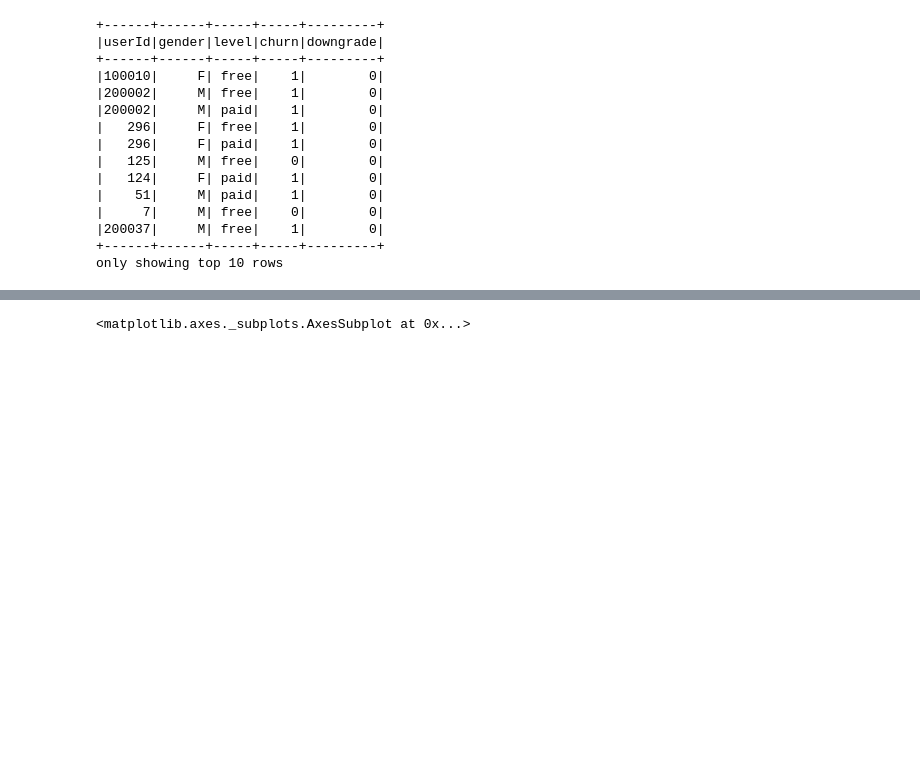
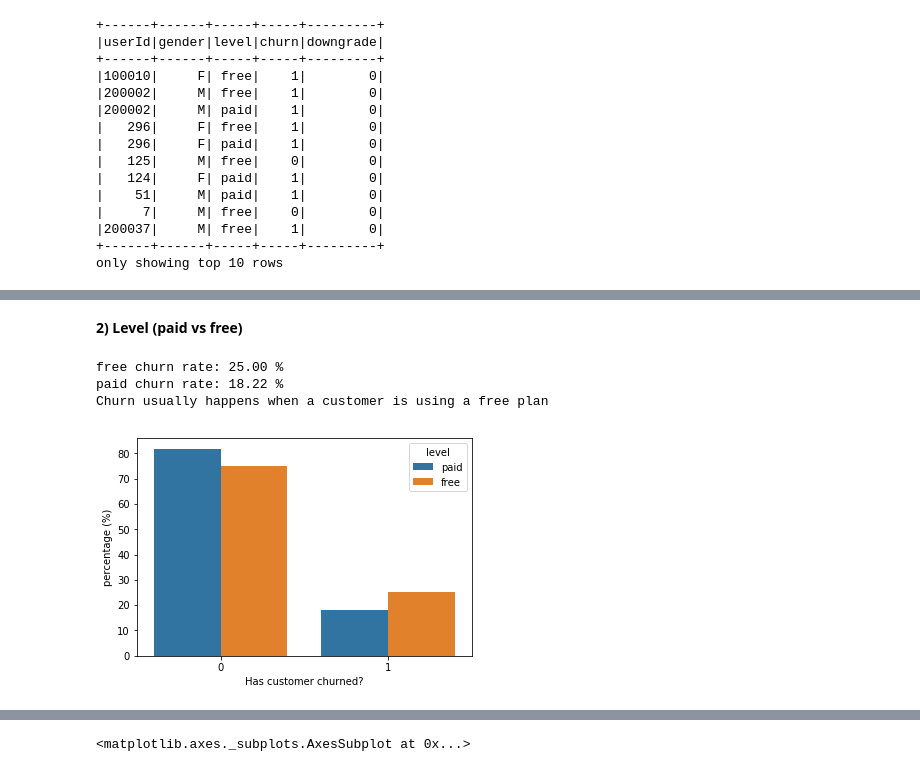
Before and after one commit to cyuancheng/Sparkify, a Jupyter notebook: Sparkify_test.ipynb, the cells around one changed output, grey strips where cells are left out. Cells and saved outputs as stored; diff of their text form; code cells hidden in the pictures; blank space fills up the shorter version.

```diff
--- a/Sparkify_test.ipynb
+++ b/Sparkify_test.ipynb
@@ -366,0 +328,25 @@ sns.despine(ax=ax)
+# %% [markdown]
+**2) Level (paid vs free)**
+# %%
+pd_level = df_clean.select(["userId", "level", "churn"]).groupby('level', 'churn').count().toPandas()
+
+a = pd_level[pd_level['level']=='paid']['count'].tolist()[0]/pd_level[pd_level['level']=='paid']['count'].sum()
+b = pd_level[pd_level['level']=='free']['count'].tolist()[0]/pd_level[pd_level['level']=='free']['count'].sum()
+
+pd_level_p = pd.DataFrame({'percentage':[a*100, b*100, 100*(1-a), 100*(1-b)]})
+
+pd_level = pd.concat([pd_level, pd_level_p], axis=1, sort=False)
+
+ax = sns.barplot(data=pd_level, x='churn', y='percentage', hue='level')#, color=sns.color_palette()[0])
+plt.xlabel('Has customer churned?')
+plt.ylabel('percentage (%)')
+plt.title('')
+
+print('free churn rate: {:.2f} %'.format(pd_level[(pd_level.churn==1)& (pd_level.level=='free')]['percentage'].tolist()[0]))
+print('paid churn rate: {:.2f} %'.format(pd_level[(pd_level.churn==1)& (pd_level.level=='paid')]['percentage'].tolist()[0]))
+print('Churn usually happens when a customer is using a free plan')
+# %% [output]
+free churn rate: 25.00 %
+paid churn rate: 18.22 %
+Churn usually happens when a customer is using a free plan
+[figure, added]
```
Also changed, not shown: parts of 152 cells of this notebook.
